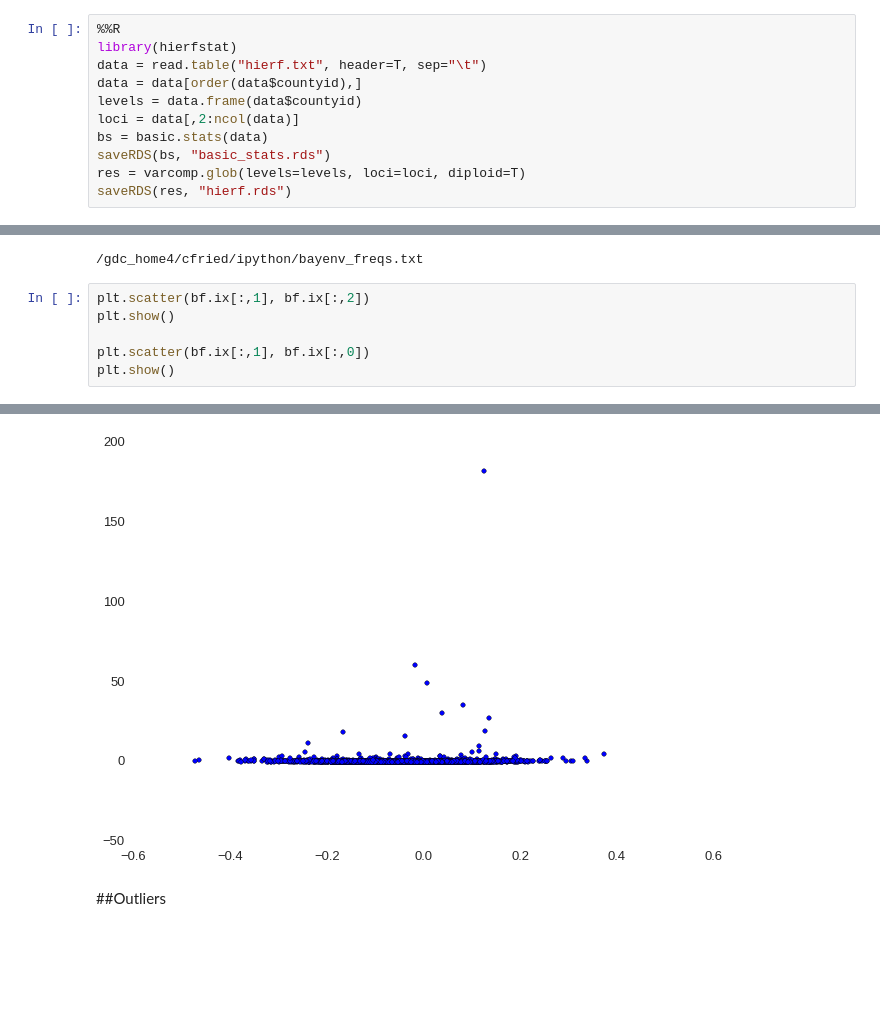
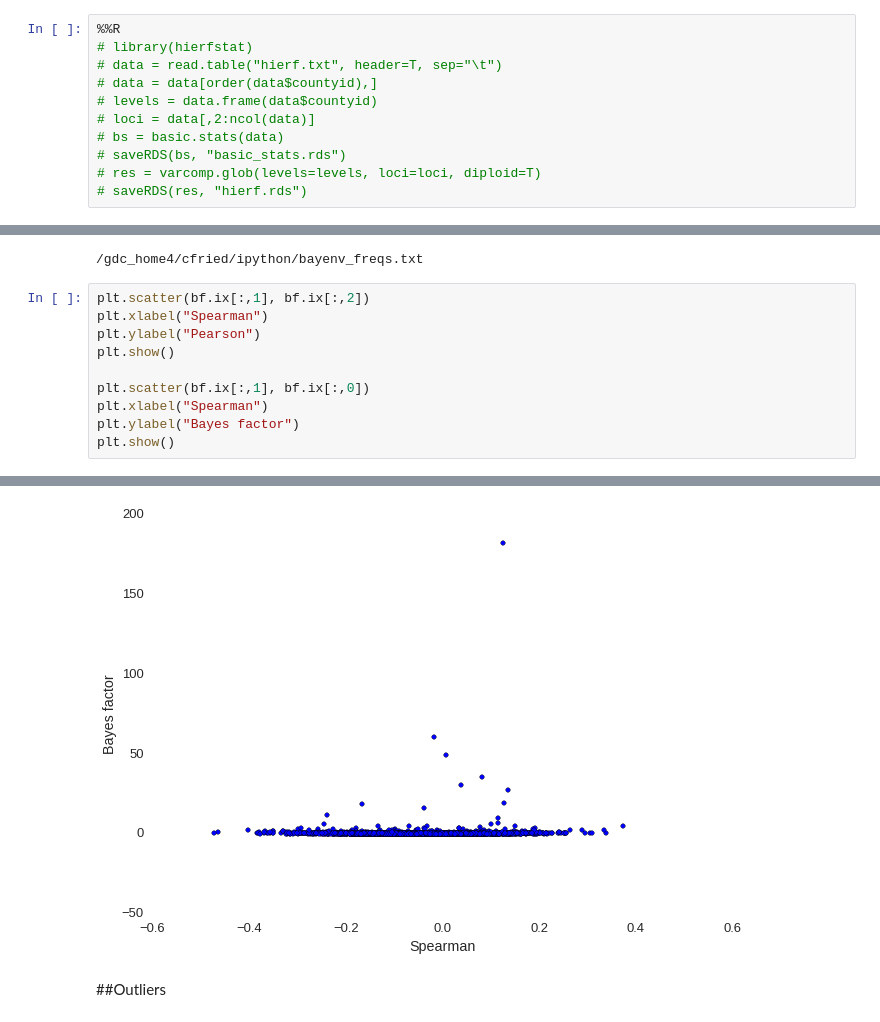
Before and after one commit to cfriedline/congen2015, a Jupyter notebook: slides/eckert_2010.ipynb, the cells around one changed output, grey strips where cells are left out. Drawn from its saved outputs; the diff is of its cells as text; blank space fills up the shorter version.

```diff
--- a/slides/eckert_2010.ipynb
+++ b/slides/eckert_2010.ipynb
@@ -676,12 +693,12 @@ sorted(loc_hierf.countyid.unique())
 loc_hierf.ix[:,4:-2].to_csv("hierf.txt", sep="\t", header=True, index=False)
 # %%
 %%R
-library(hierfstat)
-data = read.table("hierf.txt", header=T, sep="\t")
-data = data[order(data$countyid),]
-levels = data.frame(data$countyid)
-loci = data[,2:ncol(data)]
-bs = basic.stats(data)
-saveRDS(bs, "basic_stats.rds")
-res = varcomp.glob(levels=levels, loci=loci, diploid=T)
-saveRDS(res, "hierf.rds")
+# library(hierfstat)
+# data = read.table("hierf.txt", header=T, sep="\t")
+# data = data[order(data$countyid),]
+# levels = data.frame(data$countyid)
+# loci = data[,2:ncol(data)]
+# bs = basic.stats(data)
+# saveRDS(bs, "basic_stats.rds")
+# res = varcomp.glob(levels=levels, loci=loci, diploid=T)
+# saveRDS(res, "hierf.rds")
@@ -1561,8 +1618,12 @@ FileLink("bayenv_freqs.txt")
 /gdc_home4/cfried/ipython/bayenv_freqs.txt
 # %%
 plt.scatter(bf.ix[:,1], bf.ix[:,2])
+plt.xlabel("Spearman")
+plt.ylabel("Pearson")
 plt.show()
 
 plt.scatter(bf.ix[:,1], bf.ix[:,0])
+plt.xlabel("Spearman")
+plt.ylabel("Bayes factor")
 plt.show()
 # %% [output]
@@ -1570,4 +1631,4 @@ plt.show()
-[figure, old version]
+[figure, new version]
 # %% [markdown]
 ##Outliers
 # %%
```
Also changed, not shown: parts of 18 cells of this notebook, 13 other files.
